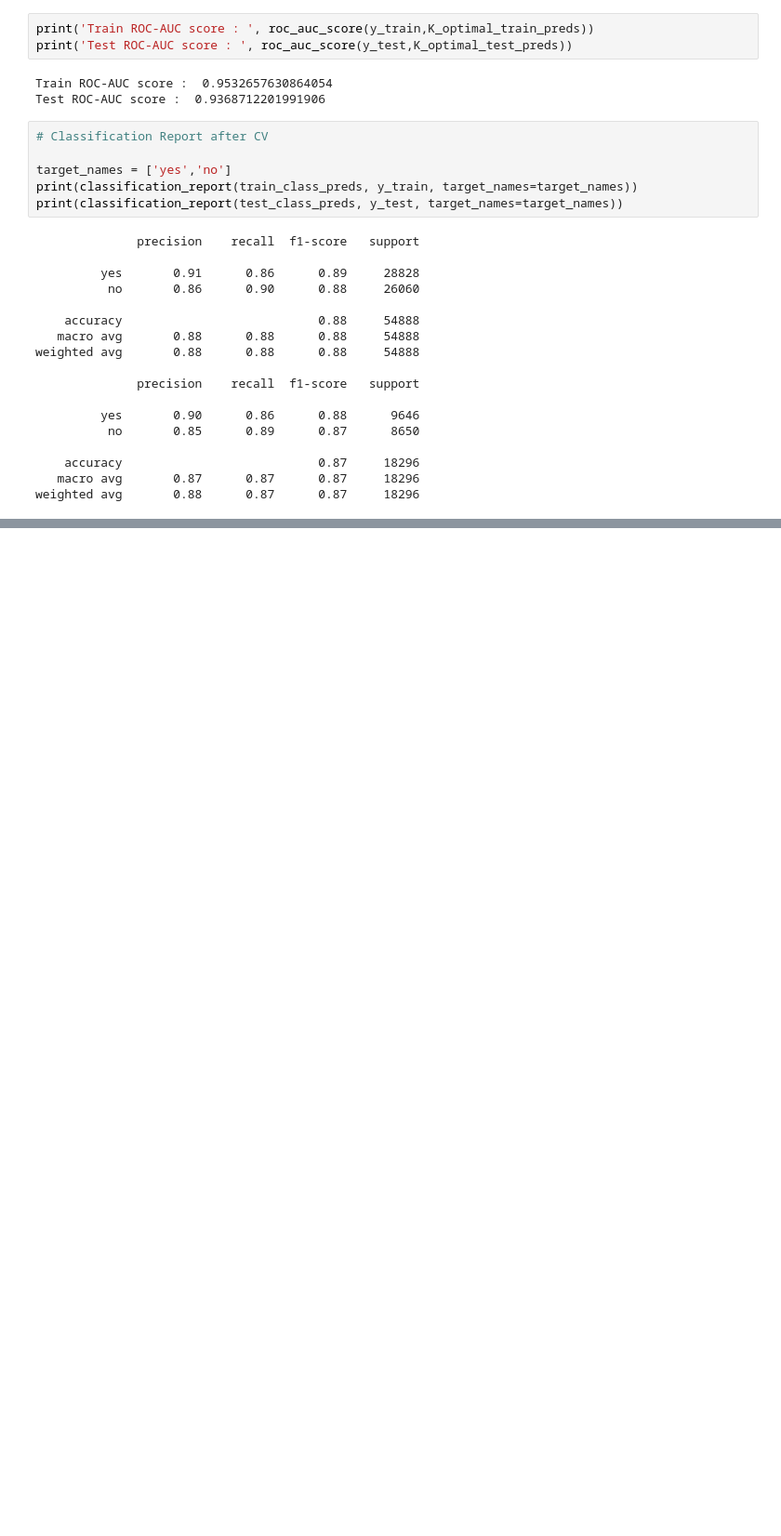
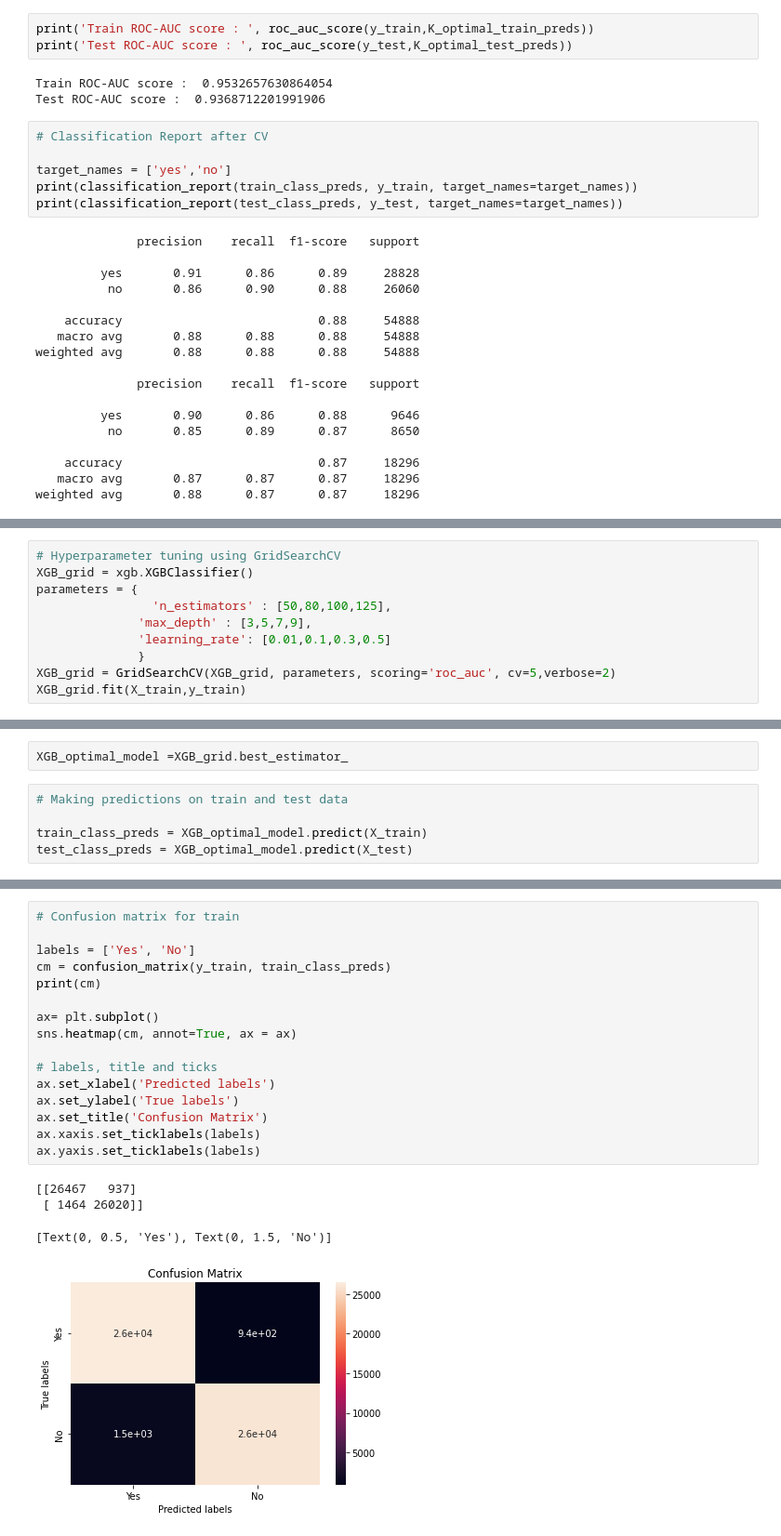
Before and after one commit to saqquib/Bank-Marketing-Effectiveness-Prediction, a Jupyter notebook: Bank_Marketing_Effectiveness_Prediction_Capstone_Project.ipynb, the cells around one changed output, grey strips where cells are left out. Shown at 93% size. Drawn from its saved outputs; the diff is of its cells as text; blank space fills up the shorter version.

```diff
--- a/Bank_Marketing_Effectiveness_Prediction_Capstone_Project.ipynb
+++ b/Bank_Marketing_Effectiveness_Prediction_Capstone_Project.ipynb
@@ -1313,0 +1423,10 @@ weighted avg       0.88      0.87      0.87     18296
+# %%
+# Hyperparameter tuning using GridSearchCV
+XGB_grid = xgb.XGBClassifier()
+parameters = {
+                'n_estimators' : [50,80,100,125],
+              'max_depth' : [3,5,7,9],
+              'learning_rate': [0.01,0.1,0.3,0.5]
+              }
+XGB_grid = GridSearchCV(XGB_grid, parameters, scoring='roc_auc', cv=5,verbose=2)
+XGB_grid.fit(X_train,y_train)
@@ -1313,0 +1456,7 @@ weighted avg       0.88      0.87      0.87     18296
+# %%
+XGB_optimal_model =XGB_grid.best_estimator_
+# %%
+# Making predictions on train and test data
+
+train_class_preds = XGB_optimal_model.predict(X_train)
+test_class_preds = XGB_optimal_model.predict(X_test)
@@ -1313,0 +1474,21 @@ weighted avg       0.88      0.87      0.87     18296
+# %%
+# Confusion matrix for train
+
+labels = ['Yes', 'No']
+cm = confusion_matrix(y_train, train_class_preds)
+print(cm)
+
+ax= plt.subplot()
+sns.heatmap(cm, annot=True, ax = ax)
+
+# labels, title and ticks
+ax.set_xlabel('Predicted labels')
+ax.set_ylabel('True labels')
+ax.set_title('Confusion Matrix')
+ax.xaxis.set_ticklabels(labels)
+ax.yaxis.set_ticklabels(labels)
+# %% [output]
+[[26467   937]
+ [ 1464 26020]]
+[Text(0, 0.5, 'Yes'), Text(0, 1.5, 'No')]
+[figure, added]
```
Also changed, not shown: parts of 21 cells of this notebook.
